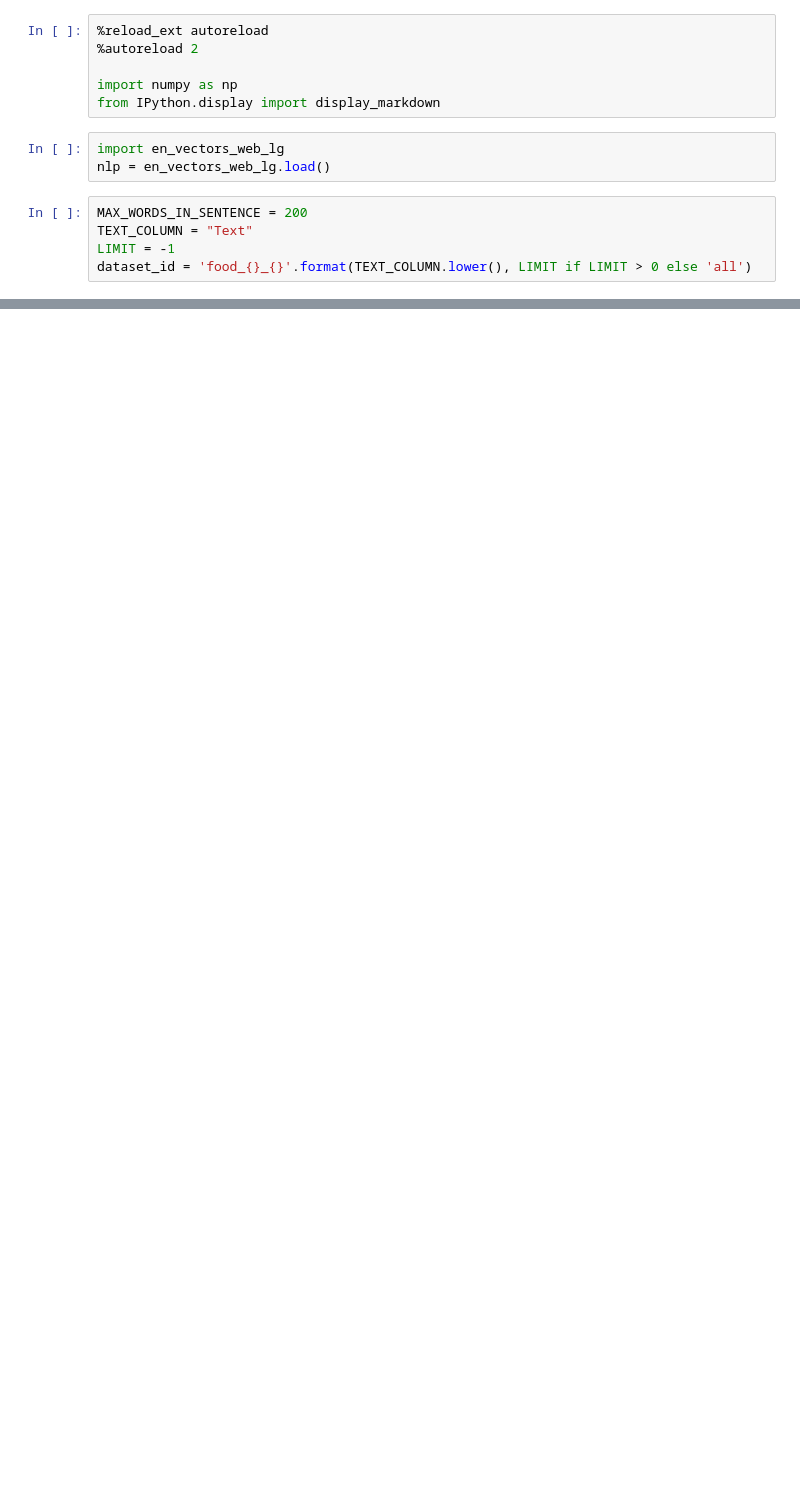
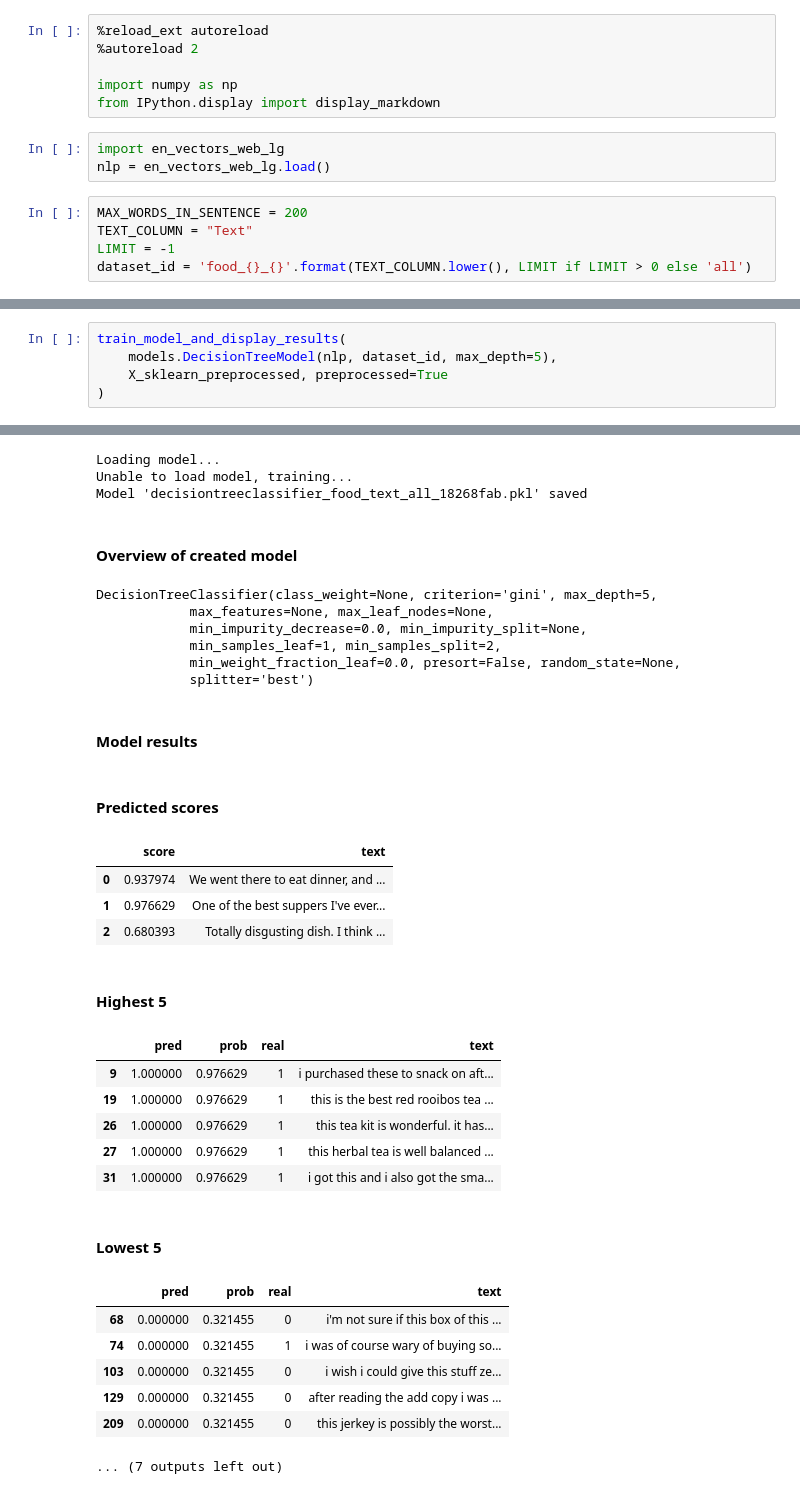
Before and after one commit to Valian/nlp-sentiment-analysis, a Jupyter notebook: src/text_sentiment_analysis_food.ipynb, the cells around one changed output, grey strips where cells are left out. Saved outputs shown, nothing was run; the diff lists cells and outputs as text; blank space fills up the shorter version.

```diff
--- a/src/text_sentiment_analysis_food.ipynb
+++ b/src/text_sentiment_analysis_food.ipynb
@@ -276,0 +224,6 @@ avg / total       0.91      0.91      0.90      2000
+# %%
+train_model_and_display_results(
+    models.DecisionTreeModel(nlp, dataset_id, max_depth=5),
+    X_sklearn_preprocessed, preprocessed=True
+)
+# %% [output]
@@ -276,0 +232,31 @@ avg / total       0.91      0.91      0.90      2000
+Loading model...
+Unable to load model, training...
+Model 'decisiontreeclassifier_food_text_all_18268fab.pkl' saved
+#### Overview of created model
+DecisionTreeClassifier(class_weight=None, criterion='gini', max_depth=5,
+            max_features=None, max_leaf_nodes=None,
+            min_impurity_decrease=0.0, min_impurity_split=None,
+            min_samples_leaf=1, min_samples_split=2,
+            min_weight_fraction_leaf=0.0, presort=False, random_state=None,
+            splitter='best')
+#### Model results
+#### Predicted scores
+|  | score | text |
+| 0 | 0.937974 | We went there to eat dinner, and ... |
+| 1 | 0.976629 | One of the best suppers I've ever... |
+| 2 | 0.680393 | Totally disgusting dish. I think ... |
+#### Highest 5
+|  | pred | prob | real | text |
+| 9 | 1.000000 | 0.976629 | 1 | i purchased these to snack on aft... |
+| 19 | 1.000000 | 0.976629 | 1 | this is the best red rooibos tea ... |
+| 26 | 1.000000 | 0.976629 | 1 | this tea kit is wonderful. it has... |
+| 27 | 1.000000 | 0.976629 | 1 | this herbal tea is well balanced ... |
+| 31 | 1.000000 | 0.976629 | 1 | i got this and i also got the sma... |
+#### Lowest 5
+|  | pred | prob | real | text |
+| 68 | 0.000000 | 0.321455 | 0 | i'm not sure if this box of this ... |
+| 74 | 0.000000 | 0.321455 | 1 | i was of course wary of buying so... |
+| 103 | 0.000000 | 0.321455 | 0 | i wish i could give this stuff ze... |
+| 129 | 0.000000 | 0.321455 | 0 | after reading the add copy i was ... |
+| 209 | 0.000000 | 0.321455 | 0 | this jerkey is possibly the worst... |
+... (7 outputs left out)
```
Also changed, not shown: parts of 23 cells of this notebook, 11 other files.
